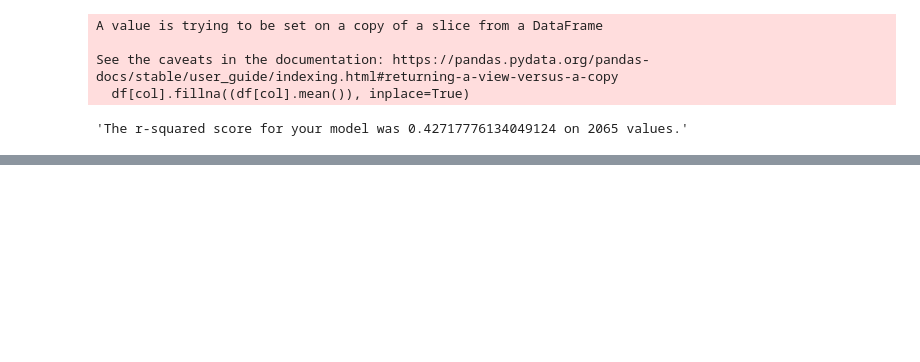
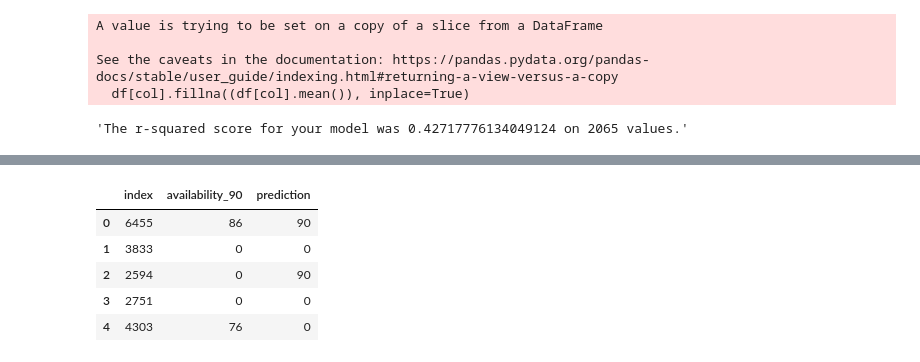
Before and after one commit to demccusker/AirBnB_analysis, a Jupyter notebook: AirBnB_Analysis.ipynb, the cells around one changed output, grey strips where cells are left out. Cells and saved outputs as stored; diff of their text form; code cells hidden in the pictures; blank space fills up the shorter version.

```diff
--- a/AirBnB_Analysis.ipynb
+++ b/AirBnB_Analysis.ipynb
@@ -978,0 +1149,9 @@ coef_df.head(50)
+# %%
+y_graph.head()
+# %% [output]
+|  | index | availability_90 | prediction |
+| 0 | 6455 | 86 | 90 |
+| 1 | 3833 | 0 | 0 |
+| 2 | 2594 | 0 | 90 |
+| 3 | 2751 | 0 | 0 |
+| 4 | 4303 | 76 | 0 |
```
Also changed, not shown: parts of 39 cells of this notebook.
